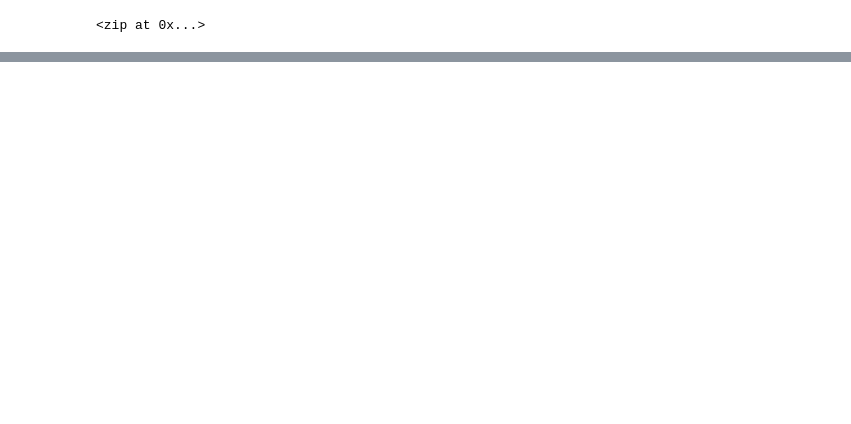
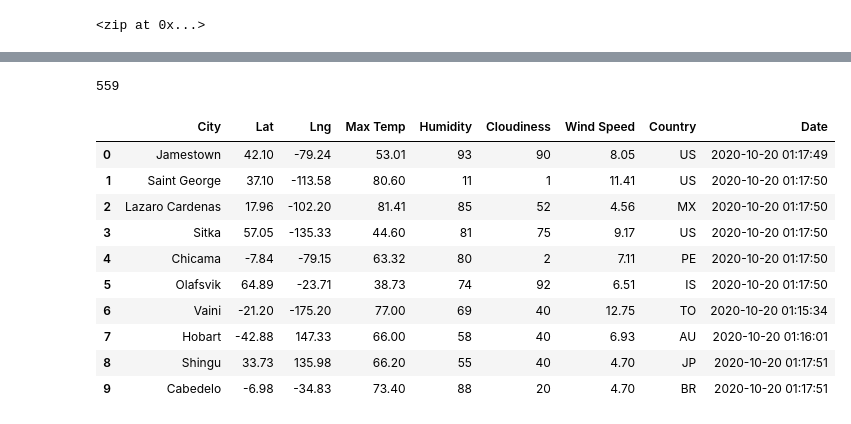
Before and after one commit to xactuary/World_Weather_Analysis, a Jupyter notebook: WeatherPy.ipynb, the cells around one changed output, grey strips where cells are left out. Drawn from its saved outputs; the diff is of its cells as text; code cells hidden in the pictures; blank space fills up the shorter version.

```diff
--- a/WeatherPy.ipynb
+++ b/WeatherPy.ipynb
@@ -33,0 +40,4 @@ len(cities)
+# %%
+# Starting URL for Weather Map API Call.
+url = "http://api.openweathermap.org/data/2.5/weather?units=Imperial&APPID=" + weather_api_key
+print(url)
@@ -33,0 +145,20 @@ len(cities)
+# %%
+len(city_data)
+# %% [output]
+559
+# %%
+# Convert the array of dictionaries to a Pandas DataFrame.
+city_data_df = pd.DataFrame(city_data)
+city_data_df.head(10)
+# %% [output]
+|  | City | Lat | Lng | Max Temp | Humidity | Cloudiness | Wind Speed | Country | Date |
+| 0 | Jamestown | 42.10 | -79.24 | 53.01 | 93 | 90 | 8.05 | US | 2020-10-20 01:17:49 |
+| 1 | Saint George | 37.10 | -113.58 | 80.60 | 11 | 1 | 11.41 | US | 2020-10-20 01:17:50 |
+| 2 | Lazaro Cardenas | 17.96 | -102.20 | 81.41 | 85 | 52 | 4.56 | MX | 2020-10-20 01:17:50 |
+| 3 | Sitka | 57.05 | -135.33 | 44.60 | 81 | 75 | 9.17 | US | 2020-10-20 01:17:50 |
+| 4 | Chicama | -7.84 | -79.15 | 63.32 | 80 | 2 | 7.11 | PE | 2020-10-20 01:17:50 |
+| 5 | Olafsvik | 64.89 | -23.71 | 38.73 | 74 | 92 | 6.51 | IS | 2020-10-20 01:17:50 |
+| 6 | Vaini | -21.20 | -175.20 | 77.00 | 69 | 40 | 12.75 | TO | 2020-10-20 01:15:34 |
+| 7 | Hobart | -42.88 | 147.33 | 66.00 | 58 | 40 | 6.93 | AU | 2020-10-20 01:16:01 |
+| 8 | Shingu | 33.73 | 135.98 | 66.20 | 55 | 40 | 4.70 | JP | 2020-10-20 01:17:51 |
+| 9 | Cabedelo | -6.98 | -34.83 | 73.40 | 88 | 20 | 4.70 | BR | 2020-10-20 01:17:51 |
```
Also changed, not shown: parts of 7 cells of this notebook, 6 other files.
